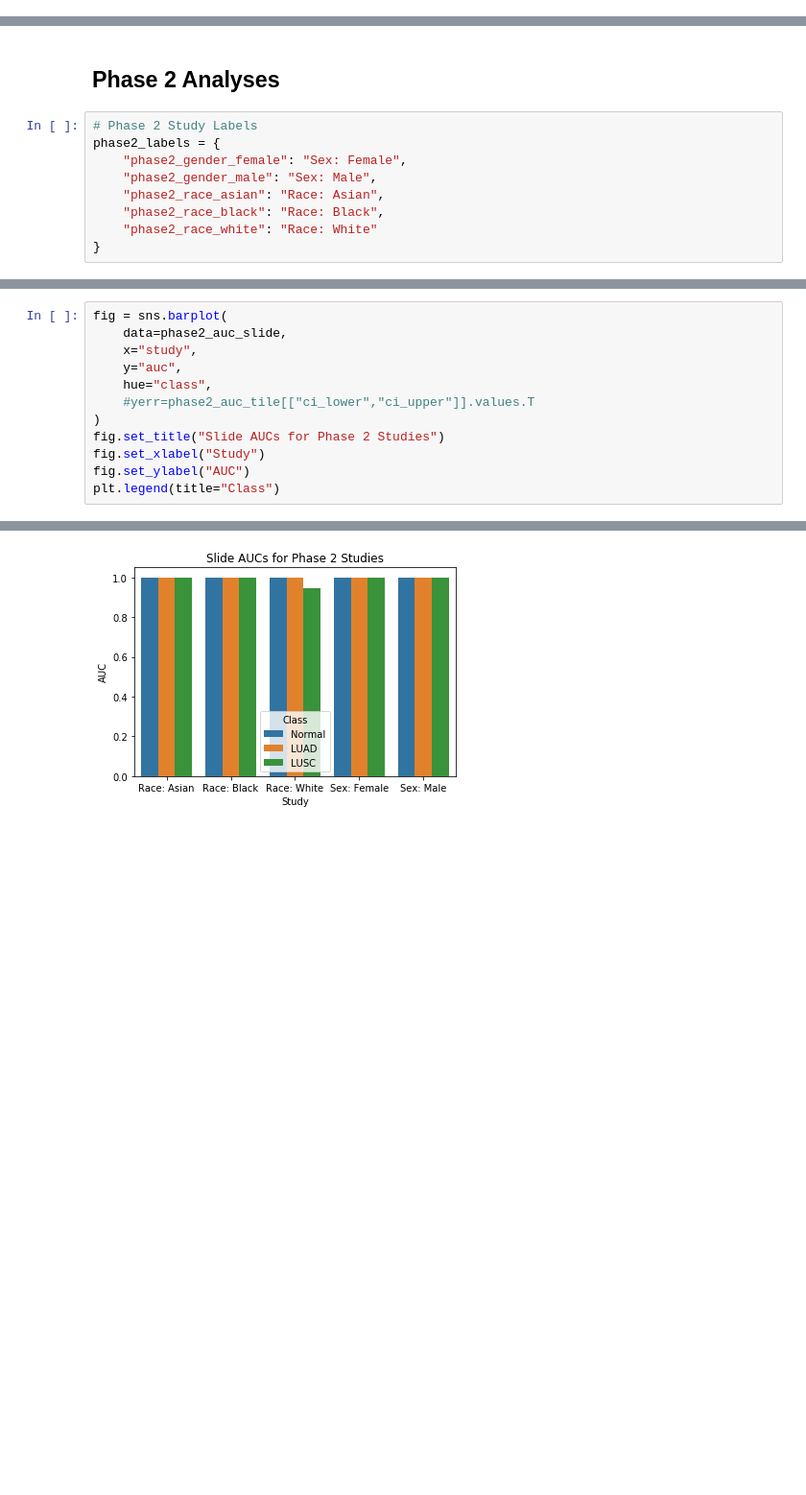
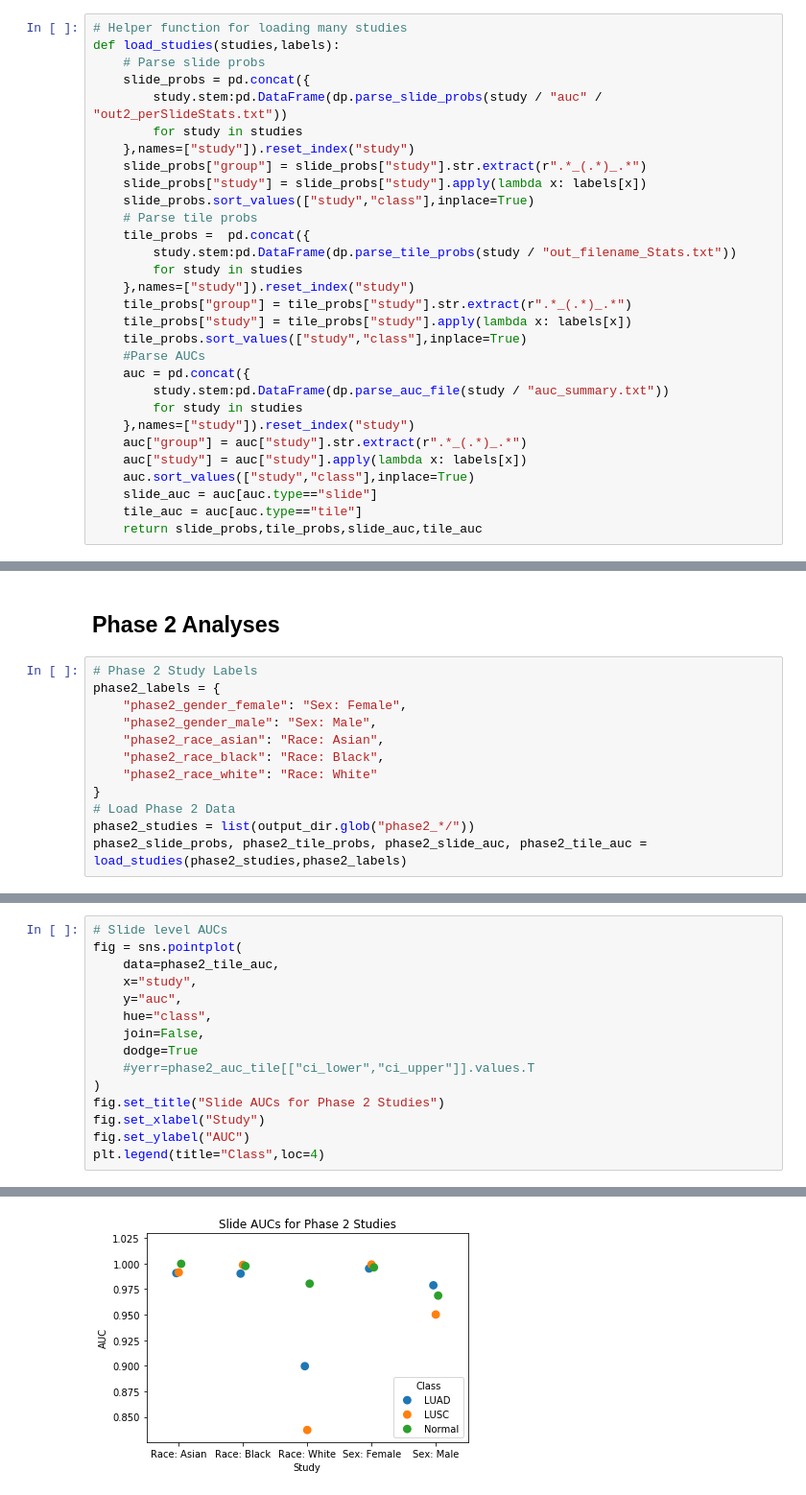
Before and after one commit to Systems-Imaging-Bioinformatics-Lab/histopath_failure_modes, a Jupyter notebook: Results.ipynb, the cells around one changed output, grey strips where cells are left out. Shown at 96% size. Drawn from its saved outputs; the diff is of its cells as text; blank space fills up the shorter version.

```diff
--- a/Results.ipynb
+++ b/Results.ipynb
@@ -12,6 +12,36 @@ import deeppath_parsers as dp
 # %%
 # Directory Constants
 output_dir = Path("work/output/")
+# %%
+# Helper function for loading many studies
+def load_studies(studies,labels):
+    # Parse slide probs
+    slide_probs = pd.concat({
+        study.stem:pd.DataFrame(dp.parse_slide_probs(study / "auc" / "out2_perSlideStats.txt"))
+        for study in studies
+    },names=["study"]).reset_index("study")
+    slide_probs["group"] = slide_probs["study"].str.extract(r".*_(.*)_.*")
+    slide_probs["study"] = slide_probs["study"].apply(lambda x: labels[x])
+    slide_probs.sort_values(["study","class"],inplace=True)
+    # Parse tile probs
+    tile_probs =  pd.concat({
+        study.stem:pd.DataFrame(dp.parse_tile_probs(study / "out_filename_Stats.txt"))
+        for study in studies
+    },names=["study"]).reset_index("study")
+    tile_probs["group"] = tile_probs["study"].str.extract(r".*_(.*)_.*")
+    tile_probs["study"] = tile_probs["study"].apply(lambda x: labels[x])
+    tile_probs.sort_values(["study","class"],inplace=True)
+    #Parse AUCs
+    auc = pd.concat({
+        study.stem:pd.DataFrame(dp.parse_auc_file(study / "auc_summary.txt"))
+        for study in studies
+    },names=["study"]).reset_index("study")
+    auc["group"] = auc["study"].str.extract(r".*_(.*)_.*")
+    auc["study"] = auc["study"].apply(lambda x: labels[x])
+    auc.sort_values(["study","class"],inplace=True)
+    slide_auc = auc[auc.type=="slide"]
+    tile_auc = auc[auc.type=="tile"]
+    return slide_probs,tile_probs,slide_auc,tile_auc
 # %% [markdown]
 ## Phase 1 Analyses
 Phase 1 analyses the failure modes of the model by pertubing input datasets in various ways
@@ -47,3 +195,6 @@ phase2_labels = {
     "phase2_race_black": "Race: Black",
     "phase2_race_white": "Race: White"
 }
+# Load Phase 2 Data
+phase2_studies = list(output_dir.glob("phase2_*/"))
+phase2_slide_probs, phase2_tile_probs, phase2_slide_auc, phase2_tile_auc = load_studies(phase2_studies,phase2_labels)
@@ -100,15 +243,18 @@ plt.legend(title="Class")
 # %%
-fig = sns.barplot(
-    data=phase2_auc_slide,
+# Slide level AUCs
+fig = sns.pointplot(
+    data=phase2_tile_auc,
     x="study",
     y="auc",
     hue="class",
+    join=False,
+    dodge=True
     #yerr=phase2_auc_tile[["ci_lower","ci_upper"]].values.T
 )
 fig.set_title("Slide AUCs for Phase 2 Studies")
 fig.set_xlabel("Study")
 fig.set_ylabel("AUC")
-plt.legend(title="Class")
+plt.legend(title="Class",loc=4)
 # %% [output]
 <matplotlib.legend.Legend at 0x...>
-[figure, old version]
+[figure, new version]
```
Also changed, not shown: parts of 12 cells of this notebook.
